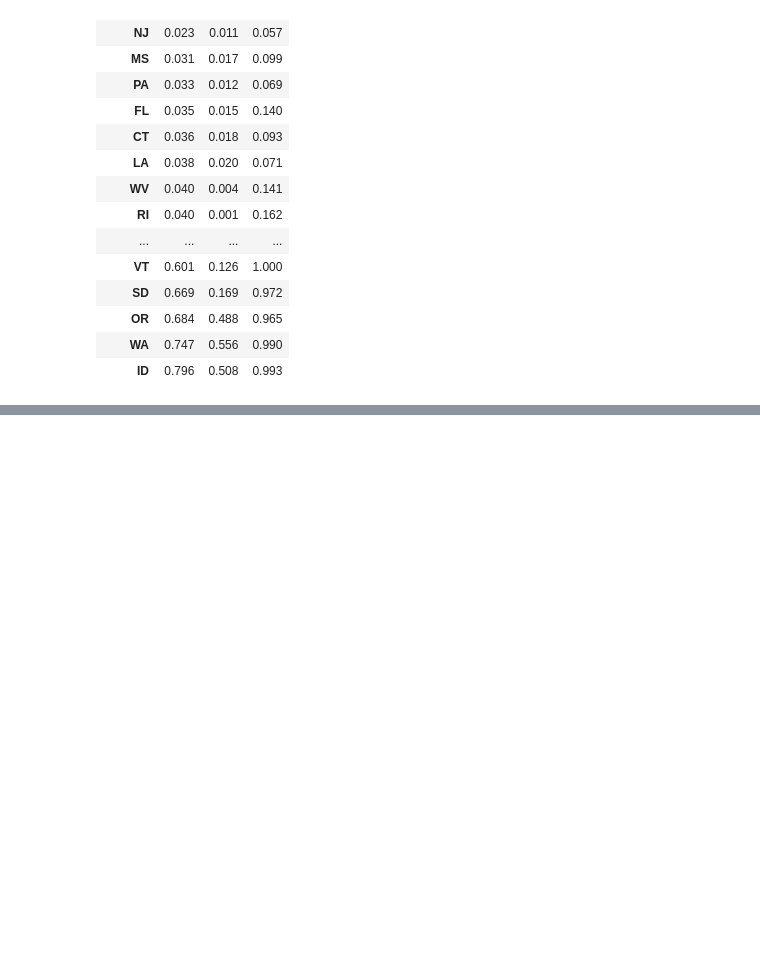
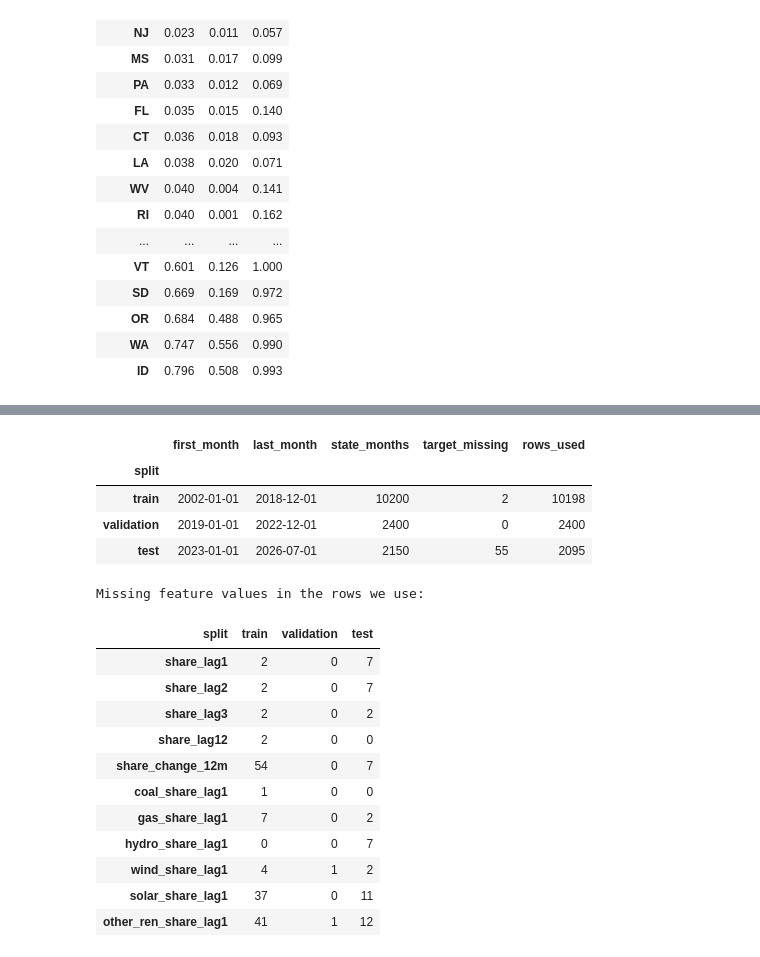
Before and after one commit to legacysti/ics635-final-project, a Jupyter notebook: ICS635_Final_Project.ipynb, the cells around one changed output, grey strips where cells are left out. Cells and saved outputs as stored; diff of their text form; code cells hidden in the pictures; blank space fills up the shorter version.

```diff
--- a/ICS635_Final_Project.ipynb
+++ b/ICS635_Final_Project.ipynb
@@ -359,0 +436,43 @@ panel.groupby("location")["renewable_share"].agg(["mean", "min", "max"]).sort_va
+# %%
+# --- Splits: the same date boundaries for every state ---
+SPLITS = {"train":      ("2002-01-01", "2018-12-01"),
+          "validation": ("2019-01-01", "2022-12-01"),
+          "test":       ("2023-01-01", "2026-07-01")}
+df["split"] = None
+for name, (start, end) in SPLITS.items():
+    df.loc[df["date"].between(start, end), "split"] = name
+assert df.loc[df["split"].isna(), "date"].dt.year.eq(2001).all()   # only 2001 is left out
+
+# Rows without a target cannot be trained on or scored
+model_rows = df[df["split"].notna() & df[TARGET].notna()].reset_index(drop=True)
+
+display(df[df["split"].notna()]
+        .groupby("split", sort=False)
+        .agg(first_month=("date", "min"), last_month=("date", "max"), state_months=("date", "size"),
+             target_missing=(TARGET, lambda s: s.isna().sum()))
+        .assign(rows_used=model_rows.groupby("split").size()))
+
+# Features can still be missing when an earlier month was blank. Section 2 fills them inside each
+# model's pipeline, using values learned from the training split only.
+print("Missing feature values in the rows we use:")
+display(model_rows.groupby("split", sort=False)[HISTORY_FEATURES + SEASONAL_FEATURES]
+        .agg(lambda s: s.isna().sum()).T.loc[lambda t: t.sum(axis=1) > 0])
+# %% [output]
+|  | first_month | last_month | state_months | target_missing | rows_used |
+| split |  |  |  |  |  |
+| train | 2002-01-01 | 2018-12-01 | 10200 | 2 | 10198 |
+| validation | 2019-01-01 | 2022-12-01 | 2400 | 0 | 2400 |
+| test | 2023-01-01 | 2026-07-01 | 2150 | 55 | 2095 |
+Missing feature values in the rows we use:
+| split | train | validation | test |
+| share_lag1 | 2 | 0 | 7 |
+| share_lag2 | 2 | 0 | 7 |
+| share_lag3 | 2 | 0 | 2 |
+| share_lag12 | 2 | 0 | 0 |
+| share_change_12m | 54 | 0 | 7 |
+| coal_share_lag1 | 1 | 0 | 0 |
+| gas_share_lag1 | 7 | 0 | 2 |
+| hydro_share_lag1 | 0 | 0 | 7 |
+| wind_share_lag1 | 4 | 1 | 2 |
+| solar_share_lag1 | 37 | 0 | 11 |
+| other_ren_share_lag1 | 41 | 1 | 12 |
```
Also changed, not shown: parts of 4 cells of this notebook, 3 other files.
